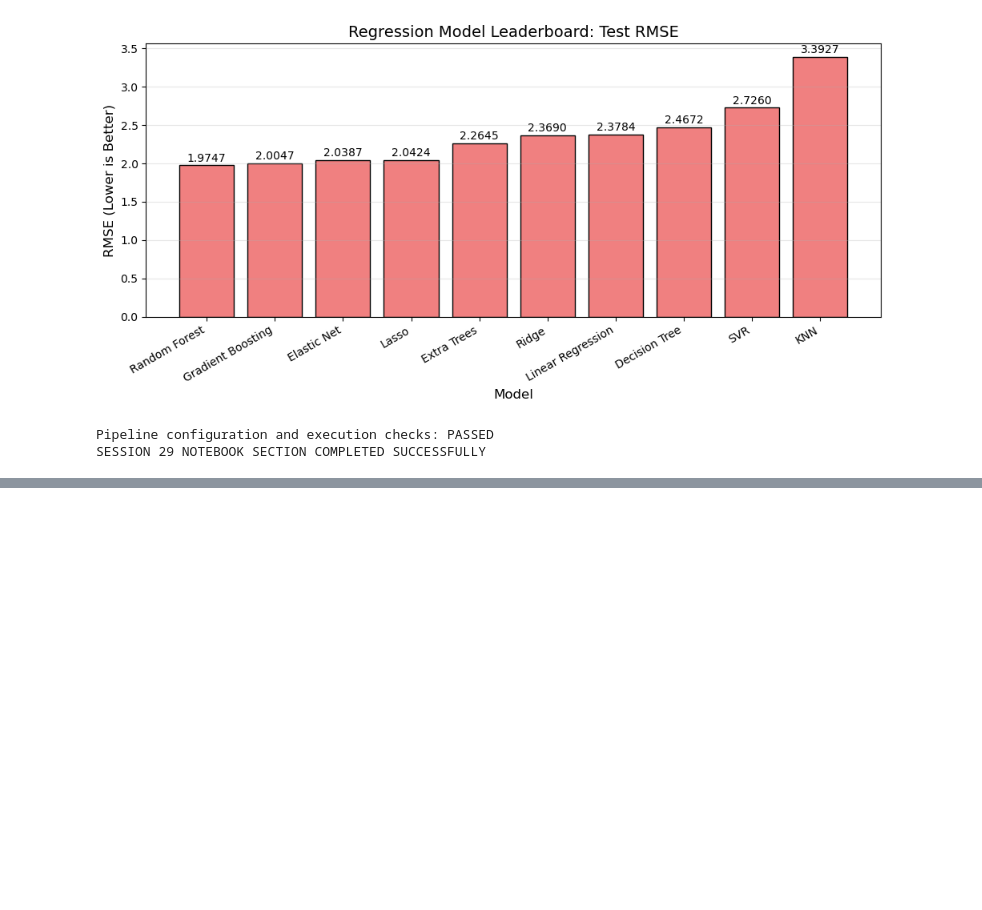
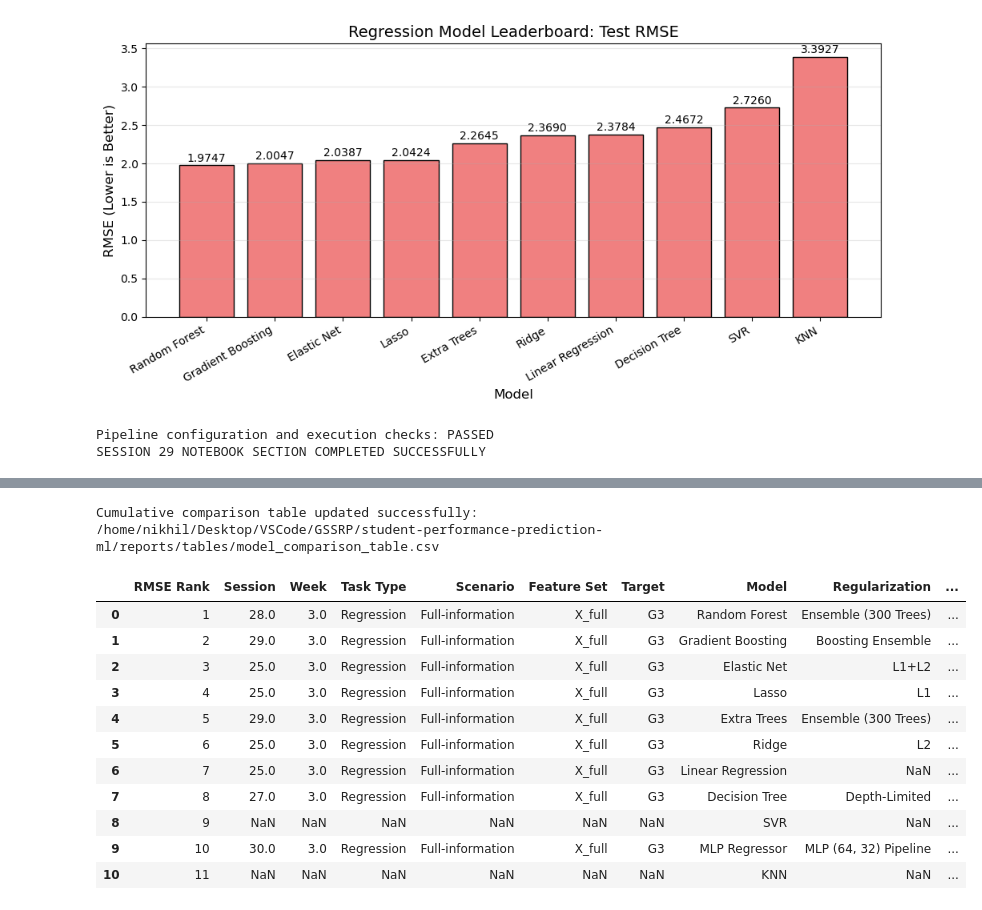
Before and after one commit to NDracorex/student-performance-ml, a Jupyter notebook: notebooks/05_regression_models.ipynb, the cells around one changed output, grey strips where cells are left out. Cells and saved outputs as stored; diff of their text form; code cells hidden in the pictures; blank space fills up the shorter version.

```diff
--- a/notebooks/05_regression_models.ipynb
+++ b/notebooks/05_regression_models.ipynb
@@ -890,0 +945,64 @@ SESSION 29 NOTEBOOK SECTION COMPLETED SUCCESSFULLY
+# %%
+# Path to cumulative metrics tracker
+comparison_path = PROJECT_ROOT / "reports" / "tables" / "model_comparison_table.csv"
+
+# Structure the Session 30 row matching the cumulative schema
+mlp_row = pd.DataFrame([{
+    "Session": 30,
+    "Week": 3,
+    "Task Type": "Regression",
+    "Scenario": "Full-information",
+    "Feature Set": "X_full",
+    "Target": "G3",
+    "Model": "MLP Regressor",
+    "Regularization": "MLP (64, 32) Pipeline",
+    "Alpha": None,
+    "L1 Ratio": None,
+    "MAE": mlp_metrics["MAE"],
+    "RMSE": mlp_metrics["RMSE"],
+    "R2": mlp_metrics["R2"]
+}])
+
+if comparison_path.exists():
+    model_comparison_table = pd.read_csv(comparison_path)
+    # Clear prior historical runs of Session 30 rows to prevent duplicated rows upon notebook re-runs
+    if "Session" in model_comparison_table.columns:
+        model_comparison_table = model_comparison_table[model_comparison_table["Session"] != 30].copy()
+    model_comparison_table = pd.concat([model_comparison_table, mlp_row], ignore_index=True, sort=False)
+else:
+    model_comparison_table = mlp_row.copy()
+
+# Sort globally by the primary ranking metric (test RMSE)
+model_comparison_table = model_comparison_table.sort_values(by="RMSE", ascending=True).reset_index(drop=True)
+
+# Re-assign structural rank index starting at 1
+if "RMSE Rank" in model_comparison_table.columns:
+    model_comparison_table = model_comparison_table.drop(columns=["RMSE Rank"])
+model_comparison_table.insert(0, "RMSE Rank", range(1, len(model_comparison_table) + 1))
+
+# Export updated tables
+tables_dir = PROJECT_ROOT / "reports" / "tables"
+tables_dir.mkdir(parents=True, exist_ok=True)
+
+model_comparison_table.to_csv(comparison_path, index=False)
+session30_standalone_path = tables_dir / "session30_mlp_regression_row.csv"
+mlp_row.to_csv(session30_standalone_path, index=False)
+
+print("Cumulative comparison table updated successfully:")
+print(comparison_path)
+display(model_comparison_table.round(4))
+# %% [output]
+Cumulative comparison table updated successfully:
+/home/nikhil/Desktop/VSCode/GSSRP/student-performance-prediction-ml/reports/tables/model_comparison_table.csv
+|  | RMSE Rank | Session | Week | Task Type | Scenario | Feature Set | Target | Model | Regularization | ... |
+| 0 | 1 | 28.0 | 3.0 | Regression | Full-information | X_full | G3 | Random Forest | Ensemble (300 Trees) | ... |
+| 1 | 2 | 29.0 | 3.0 | Regression | Full-information | X_full | G3 | Gradient Boosting | Boosting Ensemble | ... |
+| 2 | 3 | 25.0 | 3.0 | Regression | Full-information | X_full | G3 | Elastic Net | L1+L2 | ... |
+| 3 | 4 | 25.0 | 3.0 | Regression | Full-information | X_full | G3 | Lasso | L1 | ... |
+| 4 | 5 | 29.0 | 3.0 | Regression | Full-information | X_full | G3 | Extra Trees | Ensemble (300 Trees) | ... |
+| 5 | 6 | 25.0 | 3.0 | Regression | Full-information | X_full | G3 | Ridge | L2 | ... |
+| 6 | 7 | 25.0 | 3.0 | Regression | Full-information | X_full | G3 | Linear Regression | NaN | ... |
+| 7 | 8 | 27.0 | 3.0 | Regression | Full-information | X_full | G3 | Decision Tree | Depth-Limited | ... |
+| 8 | 9 | NaN | NaN | NaN | NaN | NaN | NaN | SVR | NaN | ... |
+| 9 | 10 | 30.0 | 3.0 | Regression | Full-information | X_full | G3 | MLP Regressor | MLP (64, 32) Pipeline | ... |
+| 10 | 11 | NaN | NaN | NaN | NaN | NaN | NaN | KNN | NaN | ... |
```
Also changed, not shown: parts of 5 cells of this notebook, 2 other files.
